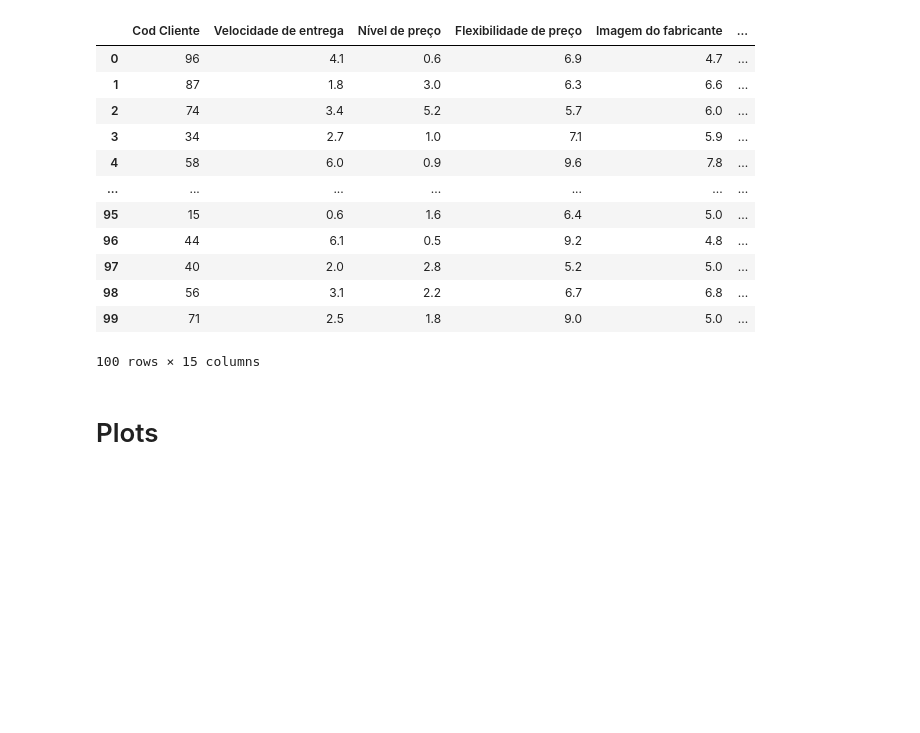
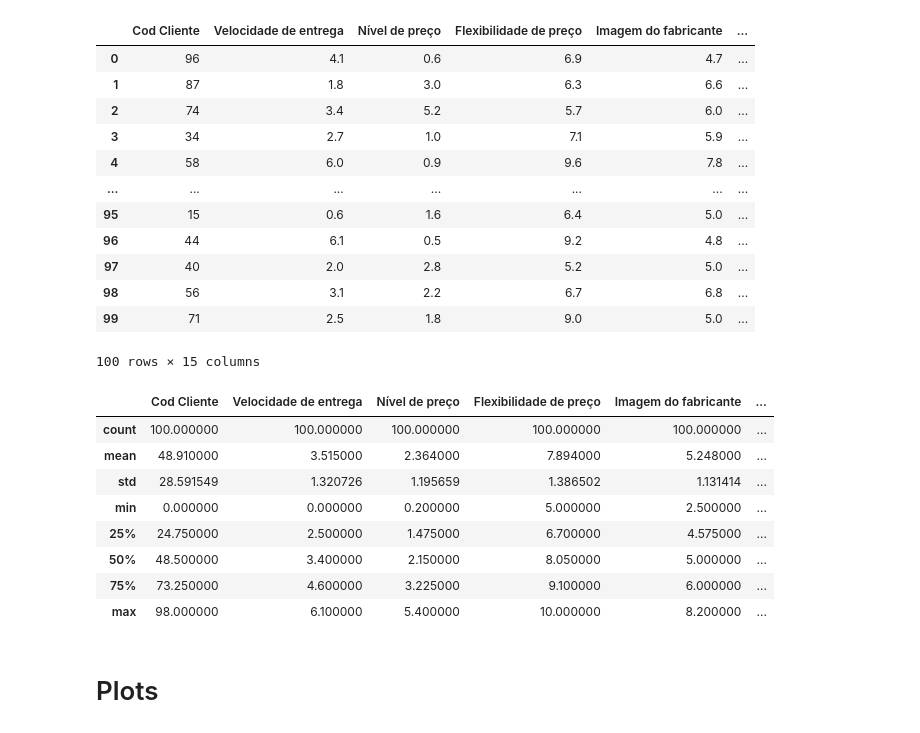
Before and after one commit to KValim/Projetcs, a Jupyter notebook: FIAP/statistics fundamentals/trabalho_final.ipynb, the cells around one changed output. Drawn from its saved outputs; the diff is of its cells as text; code cells hidden in the pictures; blank space fills up the shorter version.

```diff
--- a/FIAP/statistics fundamentals/trabalho_final.ipynb
+++ b/FIAP/statistics fundamentals/trabalho_final.ipynb
@@ -112,6 +113,18 @@ df
 | 98 | 56 | 3.1 | 2.2 | 6.7 | 6.8 | ... |
 | 99 | 71 | 2.5 | 1.8 | 9.0 | 5.0 | ... |
 100 rows × 15 columns
+# %%
+df.describe()
+# %% [output]
+|  | Cod Cliente | Velocidade de entrega | Nível de preço | Flexibilidade de preço | Imagem do fabricante | ... |
+| count | 100.000000 | 100.000000 | 100.000000 | 100.000000 | 100.000000 | ... |
+| mean | 48.910000 | 3.515000 | 2.364000 | 7.894000 | 5.248000 | ... |
+| std | 28.591549 | 1.320726 | 1.195659 | 1.386502 | 1.131414 | ... |
+| min | 0.000000 | 0.000000 | 0.200000 | 5.000000 | 2.500000 | ... |
+| 25% | 24.750000 | 2.500000 | 1.475000 | 6.700000 | 4.575000 | ... |
+| 50% | 48.500000 | 3.400000 | 2.150000 | 8.050000 | 5.000000 | ... |
+| 75% | 73.250000 | 4.600000 | 3.225000 | 9.100000 | 6.000000 | ... |
+| max | 98.000000 | 6.100000 | 5.400000 | 10.000000 | 8.200000 | ... |
 # %% [markdown]
 # Plots
 # %%
```
Also changed, not shown: parts of 5 cells of this notebook, 5 other files.
